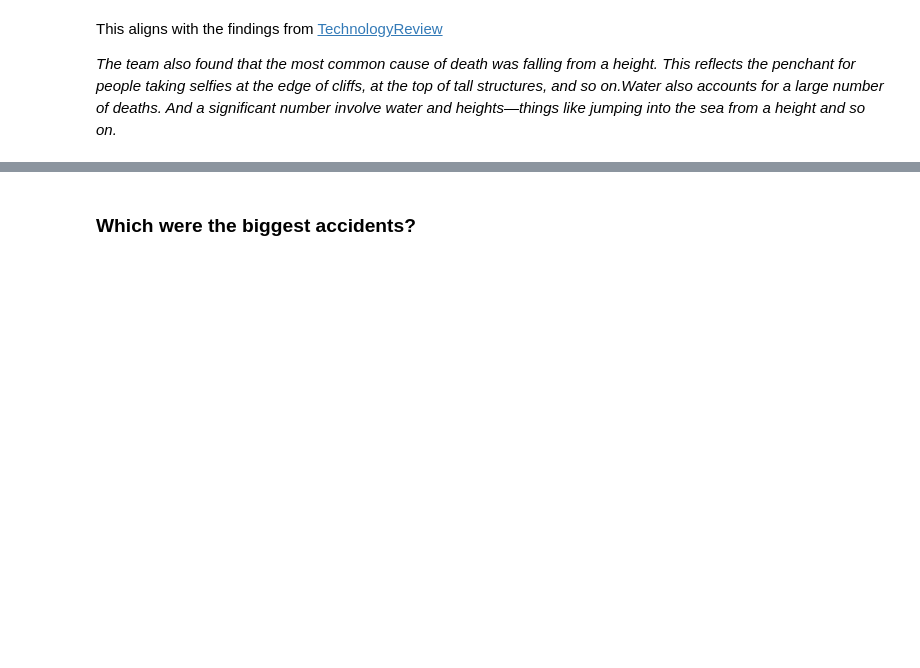
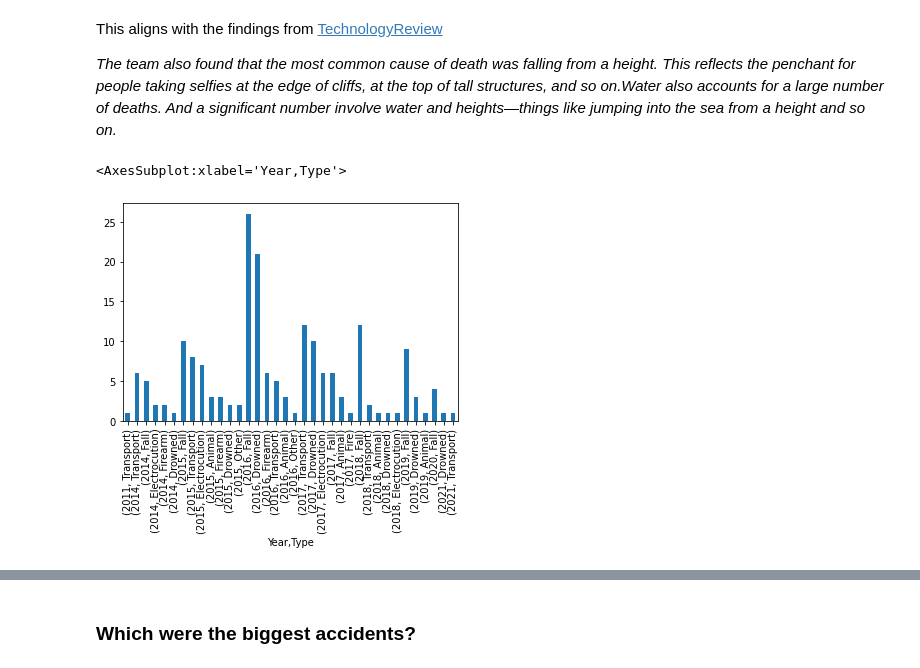
Before and after one commit to ichinichichi/Project-4, a Jupyter notebook: Project 4 -Selfie Deaths.ipynb, the cells around one changed output, grey strips where cells are left out. Cells and saved outputs as stored; diff of their text form; code cells hidden in the pictures; blank space fills up the shorter version.

```diff
--- a/Project 4 -Selfie Deaths.ipynb
+++ b/Project 4 -Selfie Deaths.ipynb
@@ -364,3 +388,10 @@ df.Type.value_counts().plot(kind='barh')
 This aligns with the findings from [TechnologyReview](https://www.technologyreview.com/2016/11/15/156018/data-scientists-chart-the-tragic-rise-of-selfie-deaths/)
 
 *The team also found that the most common cause of death was falling from a height. This reflects the penchant for people taking selfies at the edge of cliffs, at the top of tall structures, and so on.Water also accounts for a large number of deaths. And a significant number involve water and heights—things like jumping into the sea from a height and so on.*
+# %%
+# plot the accident types by year
+
+df.groupby(by='Year').Type.value_counts().plot(kind='bar')
+# %% [output]
+<AxesSubplot:xlabel='Year,Type'>
+[figure, added]
```
Also changed, not shown: parts of 18 cells of this notebook, 2 other files.
